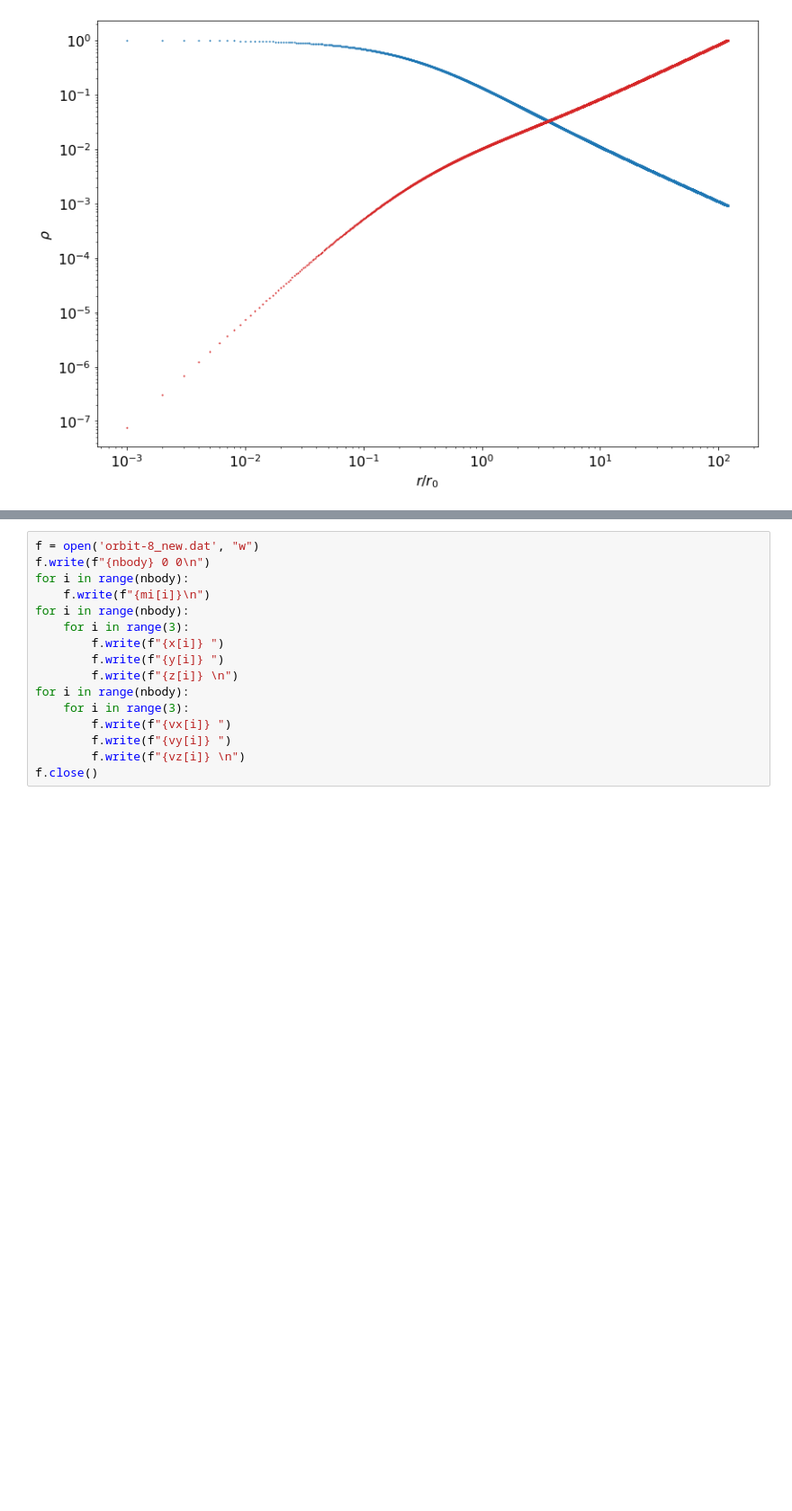
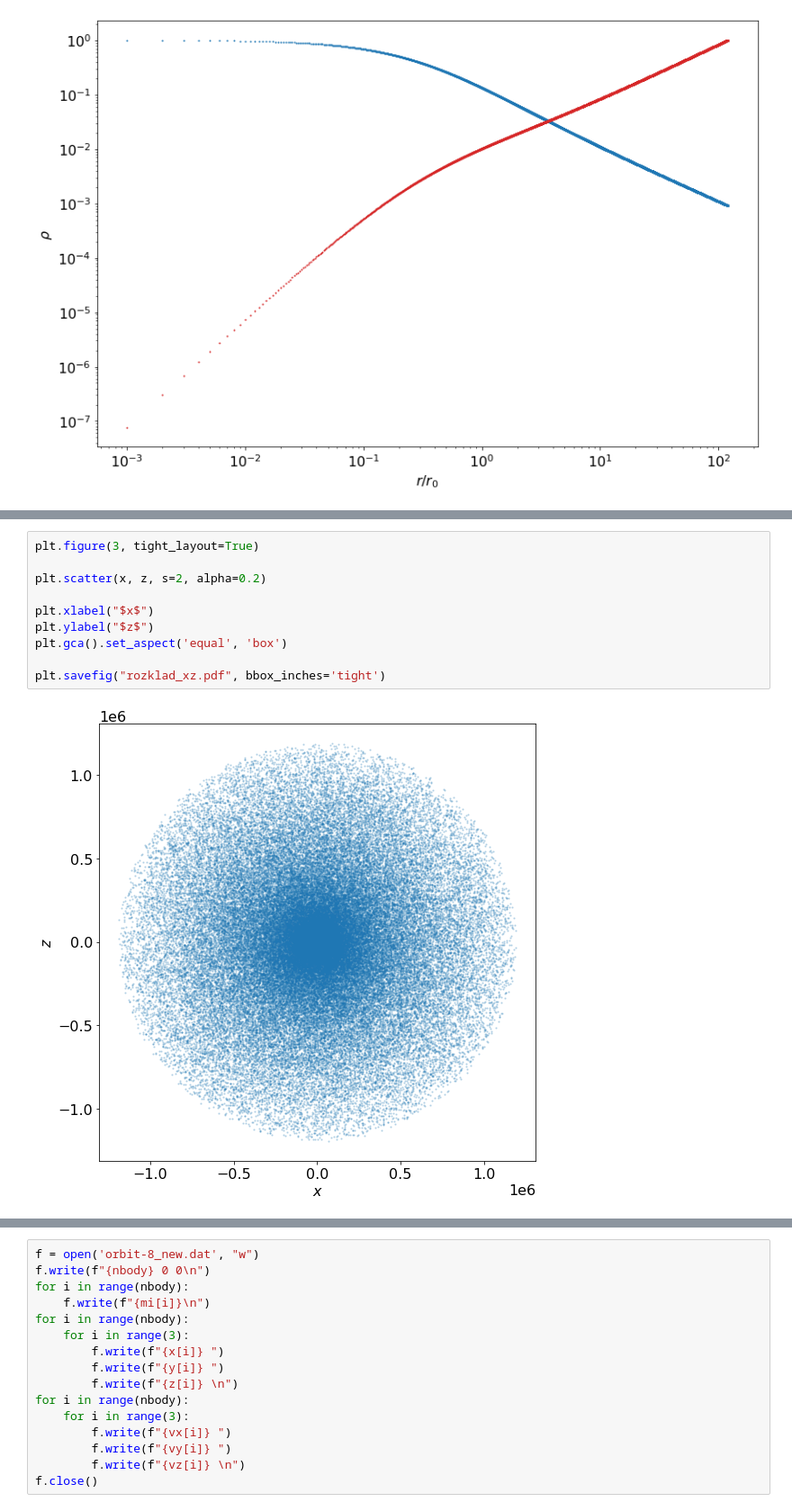
Before and after one commit to matmotylinski/Budowa-i-ewolucja-galaktyk, a Jupyter notebook: 6-sfera_izotermiczna.ipynb, the cells around one changed output, grey strips where cells are left out. Shown at 90% size. Cells and saved outputs as stored; diff of their text form; blank space fills up the shorter version.

```diff
--- a/6-sfera_izotermiczna.ipynb
+++ b/6-sfera_izotermiczna.ipynb
@@ -150 +150,13 @@ plt.savefig("rozklad_xy.pdf", bbox_inches='tight')
+# %%
+plt.figure(3, tight_layout=True)
+
+plt.scatter(x, z, s=2, alpha=0.2)
+
+plt.xlabel("$x$")
+plt.ylabel("$z$")
+plt.gca().set_aspect('equal', 'box')
+
+plt.savefig("rozklad_xz.pdf", bbox_inches='tight')
+# %% [output]
+[figure, added]
 # %%
```
Also changed, not shown: parts of 7 cells of this notebook.
